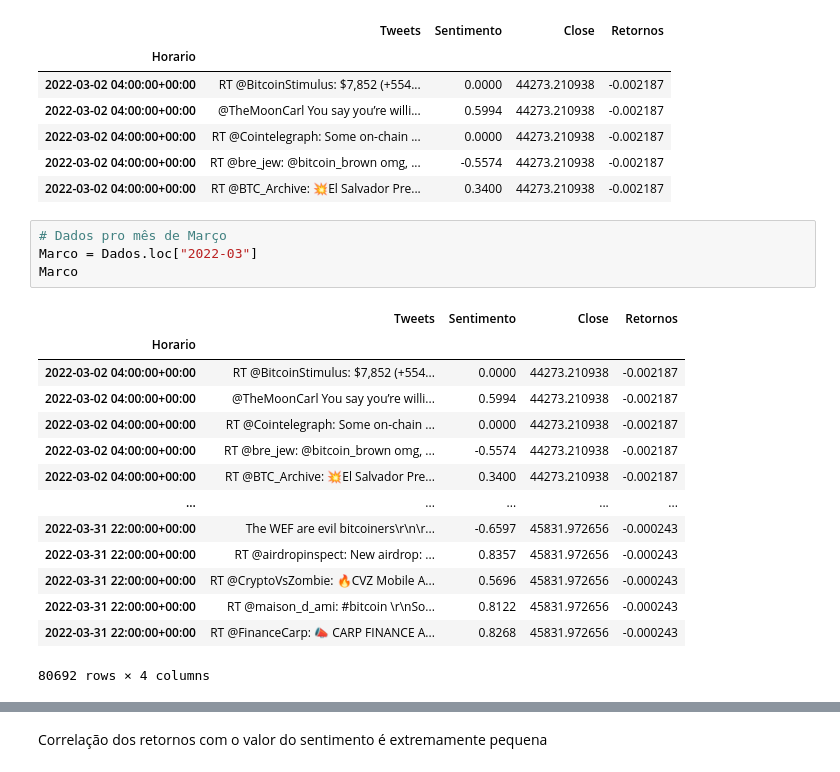
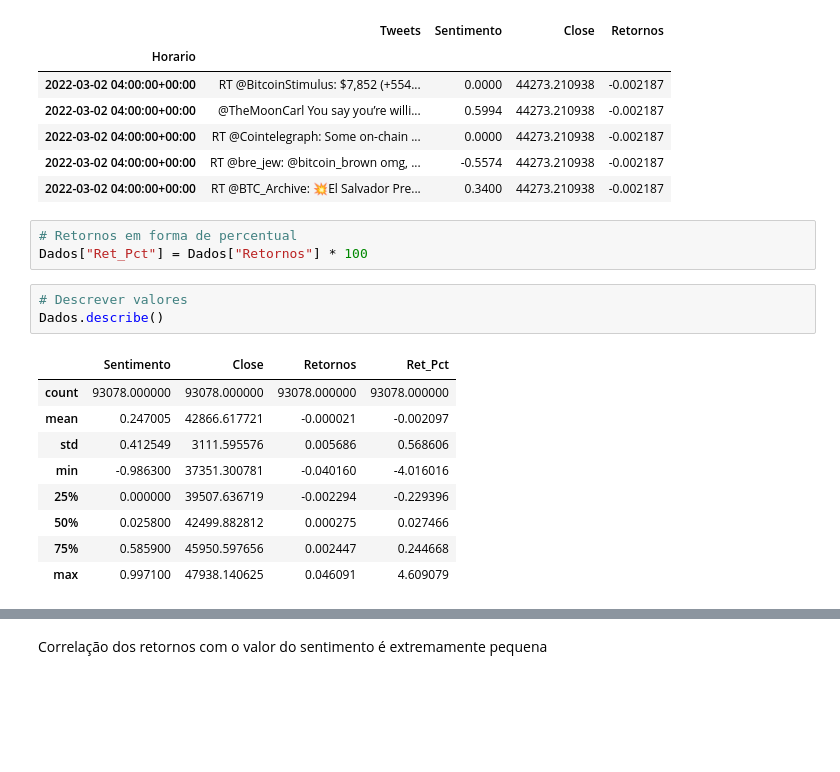
Before and after one commit to thcoelho/Social_Media_And_Financial_Markets, a Jupyter notebook: Analise_Exploratoria.ipynb, the cells around one changed output, grey strips where cells are left out. Drawn from its saved outputs; the diff is of its cells as text; blank space fills up the shorter version.

```diff
--- a/Analise_Exploratoria.ipynb
+++ b/Analise_Exploratoria.ipynb
@@ -65,24 +65,21 @@ Dados.head()
 | 2022-03-02 04:00:00+00:00 | RT @Cointelegraph: Some on-chain ... | 0.0000 | 44273.210938 | -0.002187 |
 | 2022-03-02 04:00:00+00:00 | RT @bre_jew: @bitcoin_brown omg, ... | -0.5574 | 44273.210938 | -0.002187 |
 | 2022-03-02 04:00:00+00:00 | RT @BTC_Archive: 💥El Salvador Pre... | 0.3400 | 44273.210938 | -0.002187 |
-# %%
-# Dados pro mês de Março
-Marco = Dados.loc["2022-03"]
-Marco
-# %% [output]
-|  | Tweets | Sentimento | Close | Retornos |
-| Horario |  |  |  |  |
-| 2022-03-02 04:00:00+00:00 | RT @BitcoinStimulus: $7,852 (+554... | 0.0000 | 44273.210938 | -0.002187 |
-| 2022-03-02 04:00:00+00:00 | @TheMoonCarl You say you’re willi... | 0.5994 | 44273.210938 | -0.002187 |
-| 2022-03-02 04:00:00+00:00 | RT @Cointelegraph: Some on-chain ... | 0.0000 | 44273.210938 | -0.002187 |
-| 2022-03-02 04:00:00+00:00 | RT @bre_jew: @bitcoin_brown omg, ... | -0.5574 | 44273.210938 | -0.002187 |
-| 2022-03-02 04:00:00+00:00 | RT @BTC_Archive: 💥El Salvador Pre... | 0.3400 | 44273.210938 | -0.002187 |
-| ... | ... | ... | ... | ... |
-| 2022-03-31 22:00:00+00:00 | The WEF are evil bitcoiners\r\n\r... | -0.6597 | 45831.972656 | -0.000243 |
-| 2022-03-31 22:00:00+00:00 | RT @airdropinspect: New airdrop: ... | 0.8357 | 45831.972656 | -0.000243 |
-| 2022-03-31 22:00:00+00:00 | RT @CryptoVsZombie: 🔥CVZ Mobile A... | 0.5696 | 45831.972656 | -0.000243 |
-| 2022-03-31 22:00:00+00:00 | RT @maison_d_ami: #bitcoin \r\nSo... | 0.8122 | 45831.972656 | -0.000243 |
-| 2022-03-31 22:00:00+00:00 | RT @FinanceCarp: 📣 CARP FINANCE A... | 0.8268 | 45831.972656 | -0.000243 |
-80692 rows × 4 columns
+# %%
+# Retornos em forma de percentual
+Dados["Ret_Pct"] = Dados["Retornos"] * 100
+# %%
+# Descrever valores
+Dados.describe()
+# %% [output]
+|  | Sentimento | Close | Retornos | Ret_Pct |
+| count | 93078.000000 | 93078.000000 | 93078.000000 | 93078.000000 |
+| mean | 0.247005 | 42866.617721 | -0.000021 | -0.002097 |
+| std | 0.412549 | 3111.595576 | 0.005686 | 0.568606 |
+| min | -0.986300 | 37351.300781 | -0.040160 | -4.016016 |
+| 25% | 0.000000 | 39507.636719 | -0.002294 | -0.229396 |
+| 50% | 0.025800 | 42499.882812 | 0.000275 | 0.027466 |
+| 75% | 0.585900 | 45950.597656 | 0.002447 | 0.244668 |
+| max | 0.997100 | 47938.140625 | 0.046091 | 4.609079 |
 # %%
 # Observar correlações entre as variáveis numéricas
```
Also changed, not shown: parts of 2 cells of this notebook, 1 other file.
